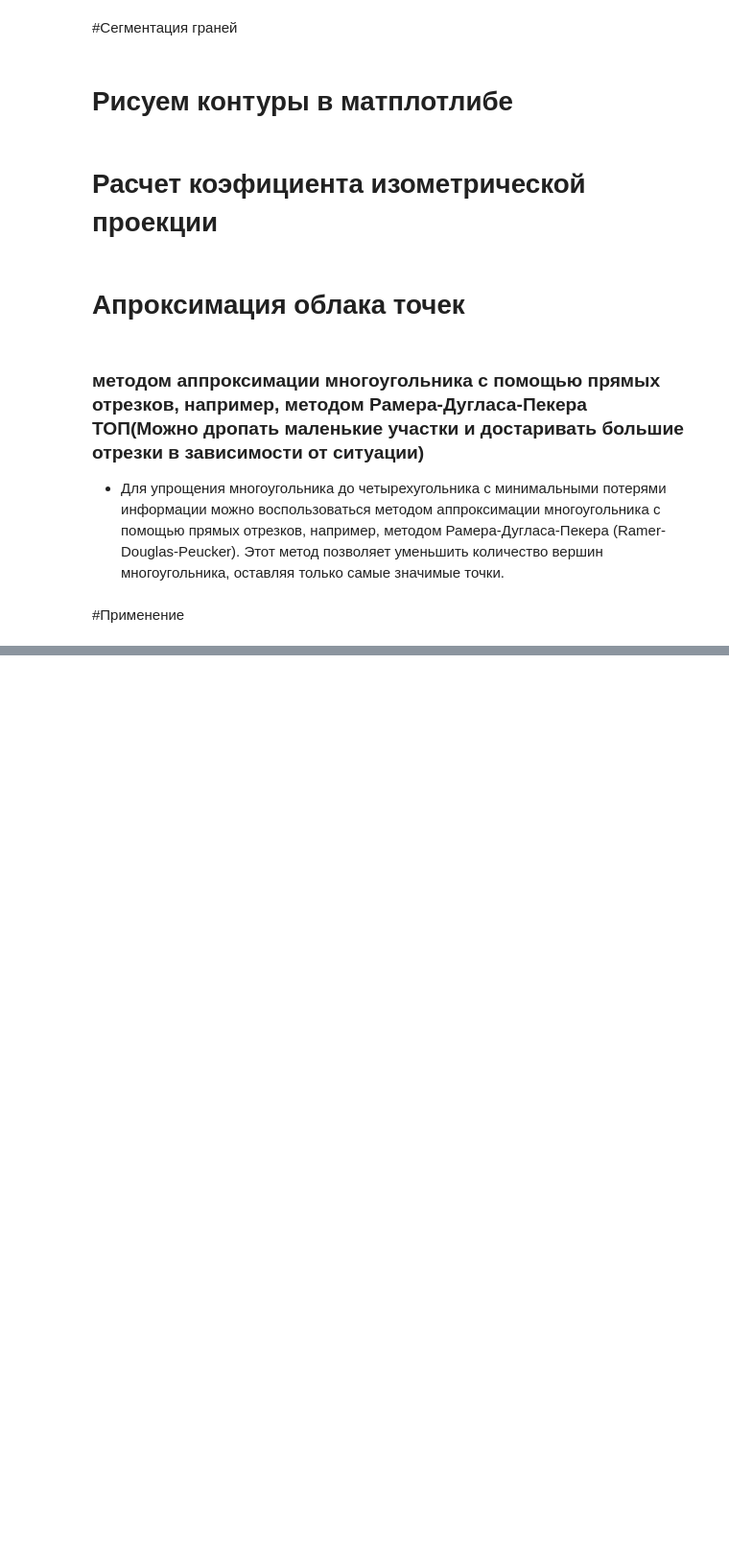
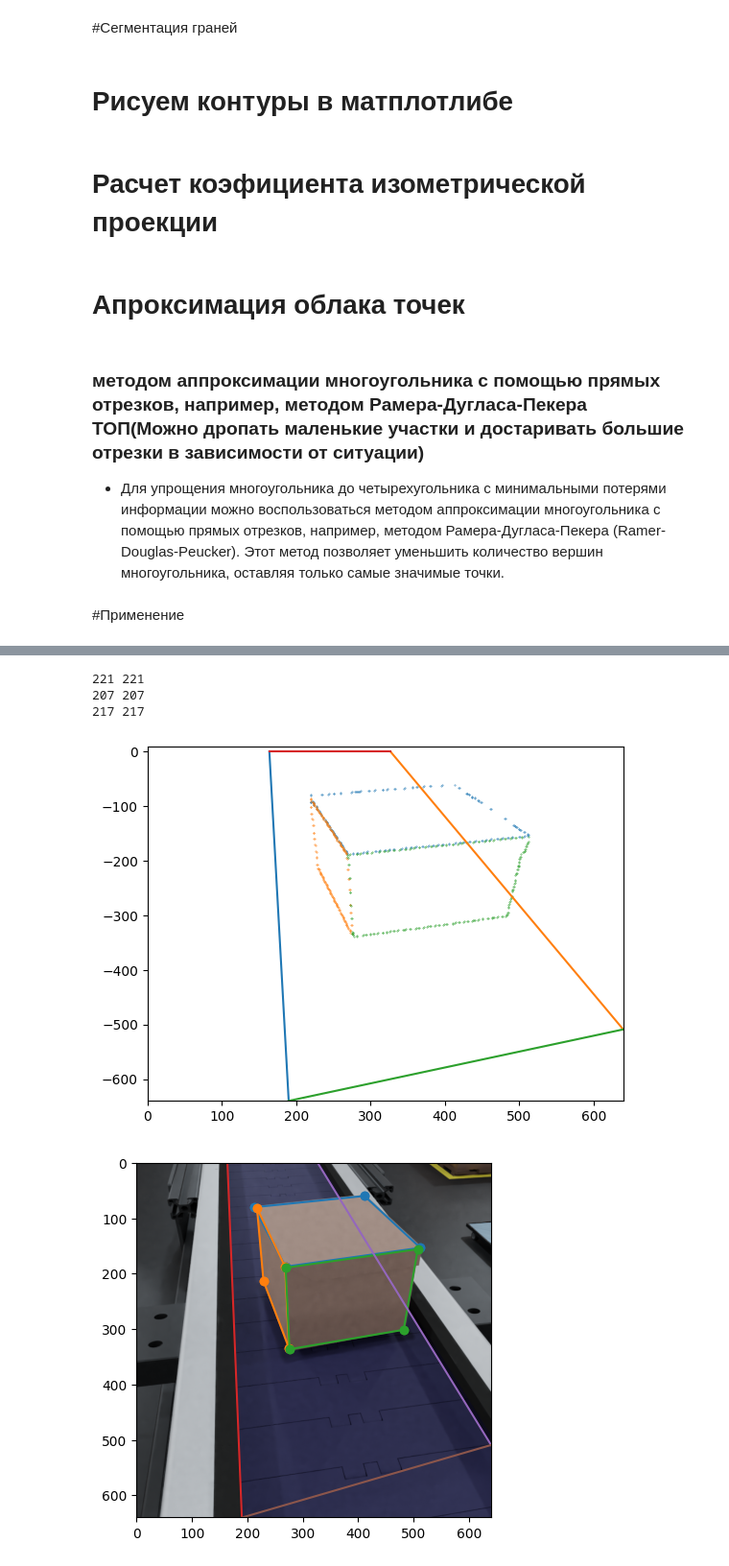
Before and after one commit to gitvanya34/SortifyScan, a Jupyter notebook: Detection_and_Segmentation_Sortify_Scan.ipynb, the cells around one changed output, grey strips where cells are left out. Shown at 96% size. Saved outputs shown, nothing was run; the diff lists cells and outputs as text; code cells hidden in the pictures; blank space fills up the shorter version.

```diff
--- a/Detection_and_Segmentation_Sortify_Scan.ipynb
+++ b/Detection_and_Segmentation_Sortify_Scan.ipynb
@@ -477,0 +430,13 @@ clean_memory_for_gpu()
+# %%
+point_cloud = get_xy_edges(result_side, bbox)#TODO bbox если кроп передавать нормаьный bbox сделать проверку
+draw_point_cloud_edges(point_cloud)# TODO: передать размеры изображения аргументом
+
+
+line_strings_all = approximate_point_cloud(point_cloud, size = [640,640])
+draw_edges(line_strings_all, size = [640,640])
+# %% [output]
+221 221
+207 207
+217 217
+[figure, added]
+[figure, added]
```
Also changed, not shown: parts of 22 cells of this notebook.
